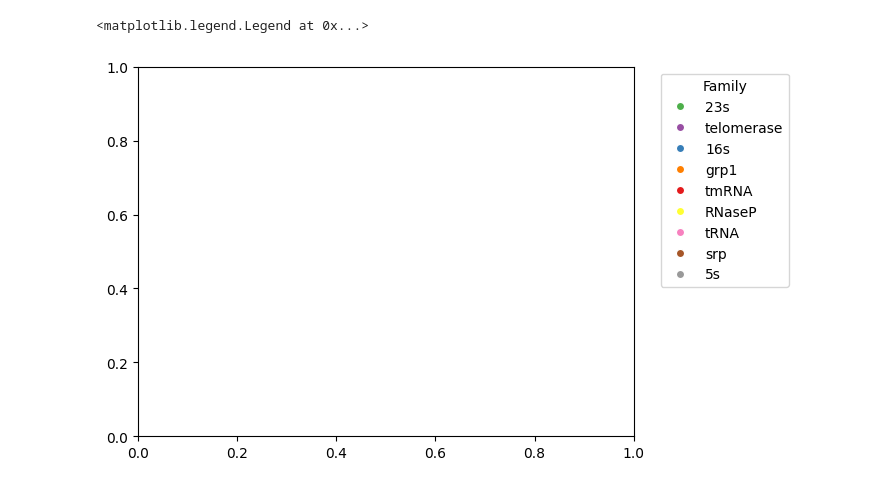
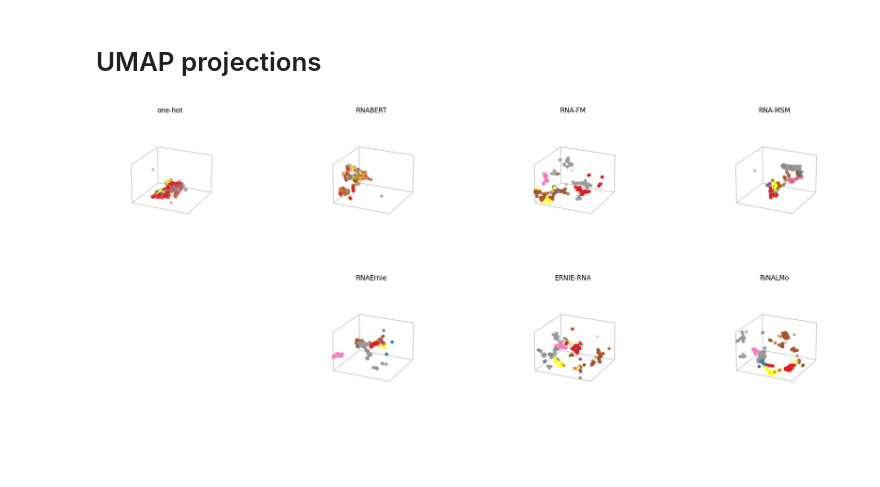
Before and after one commit to sinc-lab/rna-llm-folding, a Jupyter notebook: notebooks/UMAP.ipynb, the cells around one changed output. Saved outputs shown, nothing was run; the diff lists cells and outputs as text; code cells hidden in the pictures; blank space fills up the shorter version.

Commit message:
update UMAP notebook
Signed-off-by: luciano <lucianozablocki@gmail.com>

```diff
--- a/notebooks/UMAP.ipynb
+++ b/notebooks/UMAP.ipynb
@@ -149 +120,9 @@ order = np.argsort(zs)
+# %%
+rinalmo_proj = get_umap_proj(rinalmo_id_to_embedding_seq)
+ernierna_proj = get_umap_proj(ernierna_id_to_embedding_seq)
+one_hot_proj = get_umap_proj(one_hot_id_to_embedding_seq)
+rnabert_proj = get_umap_proj(rnabert_id_to_embedding_seq)
+rnafm_proj = get_umap_proj(rnafm_id_to_embedding_seq)
+rnaernie_proj = get_umap_proj(rnaernie_id_to_embedding_seq)
+rnamsm_proj = get_umap_proj(rnamsm_id_to_embedding_seq)
 # %%
@@ -258,8 +192,33 @@ zlim (-12.39, 23.63)
-# %%
-legend_handles = [plt.Line2D([0], [0], marker='o', color='w', label=family, markerfacecolor=family_colors[family]) for family in unique_families]
-
-# Add legend
-plt.legend(bbox_to_anchor=(1.04, 1), loc="upper left", handles=legend_handles, title='Family')
-# %% [output]
-<matplotlib.legend.Legend at 0x...>
-[figure, removed]
+# %% [markdown]
+# UMAP projections
+# %%
+#@title Visualize projections with a given family { run: "auto" }
+#@markdown Select family to be highlighted in the embeddings.
+
+#@markdown ---
+fam_name = 'ALL' #@param ["ALL","tmRNA","16s","23s","grp1","telomerase","RNaseP","srp","tRNA","5s"]
+#@markdown ---
+
+fig = plt.figure(figsize=(25, 10))
+ax1=fig.add_subplot(241, projection='3d')
+plot_embedding(one_hot_proj, one_hot_emb_name, fam_name, colors, unique_families, zs, ax1)
+
+ax2=fig.add_subplot(242,projection='3d')
+plot_embedding(rnabert_proj, rnabert_emb_name, fam_name, colors, unique_families, zs, ax2)
+
+ax3=fig.add_subplot(243, projection='3d')
+plot_embedding(rnafm_proj, rnafm_emb_name, fam_name, colors, unique_families, zs, ax3)
+
+ax4=fig.add_subplot(244,projection='3d')
+plot_embedding(rnamsm_proj, rnamsm_emb_name, fam_name, colors, unique_families, zs, ax4)
+
+ax5=fig.add_subplot(246, projection='3d')
+plot_embedding(rnaernie_proj, rnaernie_emb_name, fam_name, colors, unique_families, zs, ax5)
+
+ax6=fig.add_subplot(247,projection='3d')
+plot_embedding(ernierna_proj, ernierna_emb_name, fam_name, colors, unique_families, zs, ax6)
+
+ax7=fig.add_subplot(248,projection='3d')
+plot_embedding(rinalmo_proj, rinalmo_emb_name, fam_name, colors, unique_families, zs, ax7)
+# %% [output]
+[figure, added]
```
Also changed, not shown: parts of 28 cells of this notebook.
